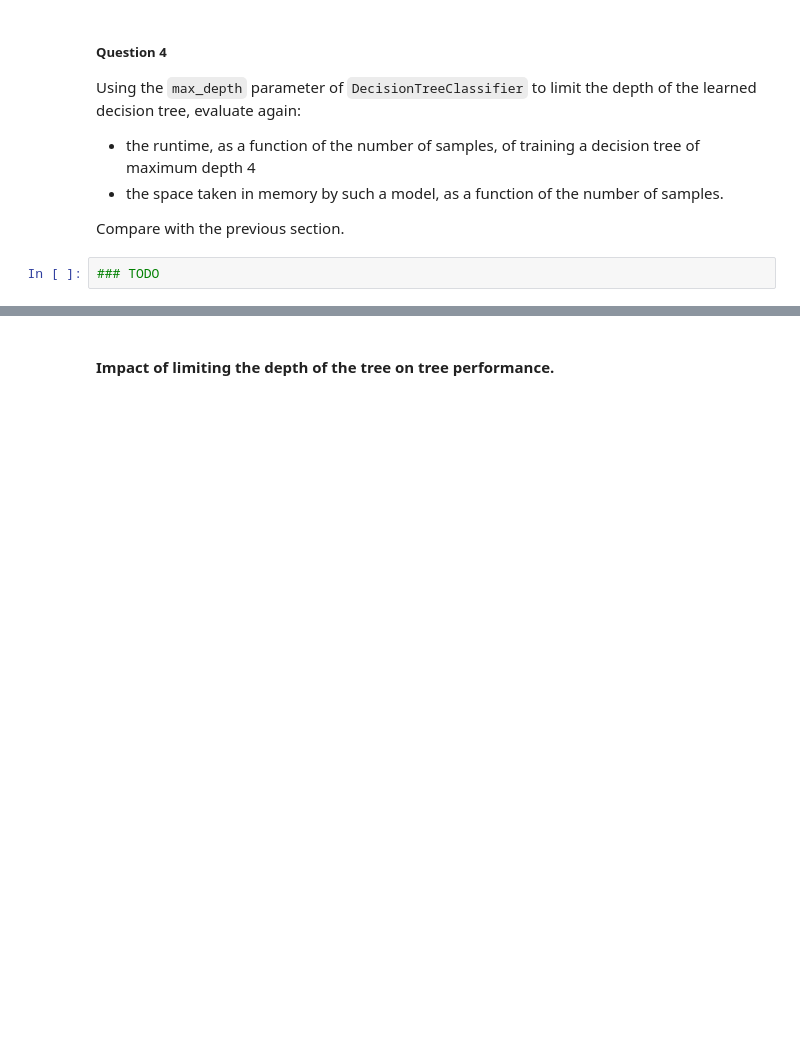
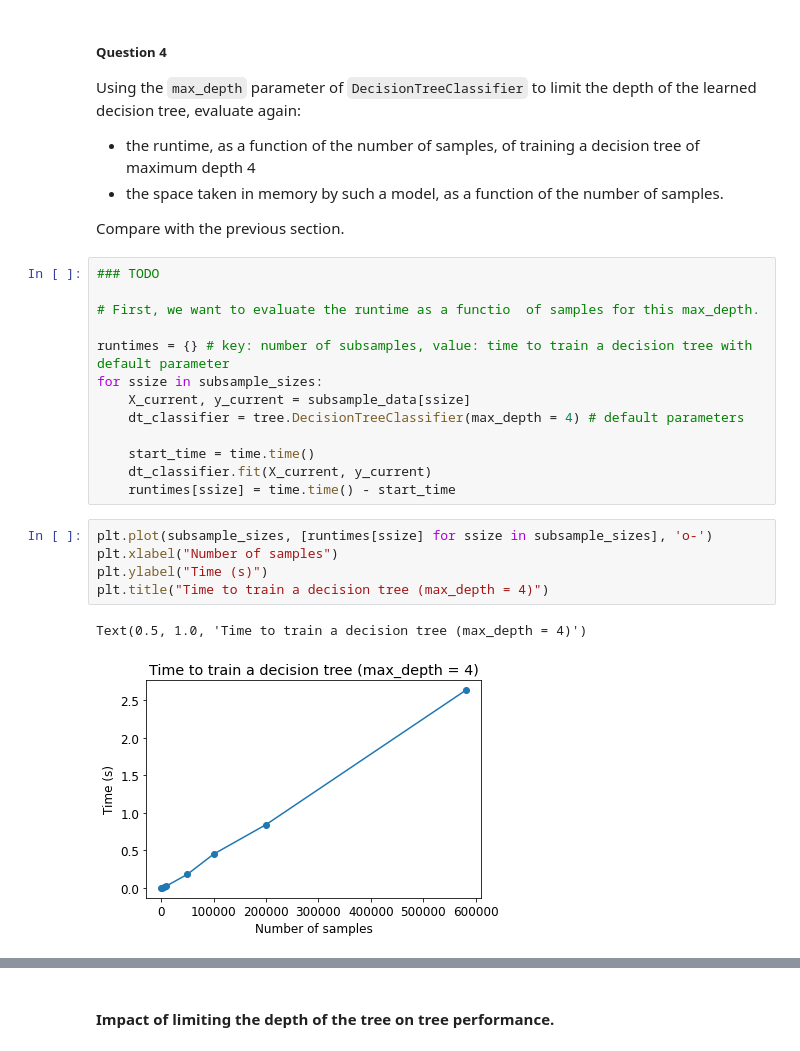
Before and after one commit to PierreClaudet/LargeScaleML, a Jupyter notebook: 1_sklearn_at_scale.ipynb, the cells around one changed output, grey strips where cells are left out. Saved outputs shown, nothing was run; the diff lists cells and outputs as text; blank space fills up the shorter version.

```diff
--- a/1_sklearn_at_scale.ipynb
+++ b/1_sklearn_at_scale.ipynb
@@ -289,3 +321,22 @@ Using the `max_depth` parameter of `DecisionTreeClassifier` to limit the depth o
 Compare with the previous section.
 # %%
 ### TODO
+
+# First, we want to evaluate the runtime as a functio  of samples for this max_depth.
+
+runtimes = {} # key: number of subsamples, value: time to train a decision tree with default parameter
+for ssize in subsample_sizes:
+    X_current, y_current = subsample_data[ssize]
+    dt_classifier = tree.DecisionTreeClassifier(max_depth = 4) # default parameters
+
+    start_time = time.time()
+    dt_classifier.fit(X_current, y_current)
+    runtimes[ssize] = time.time() - start_time
+# %%
+plt.plot(subsample_sizes, [runtimes[ssize] for ssize in subsample_sizes], 'o-')
+plt.xlabel("Number of samples")
+plt.ylabel("Time (s)")
+plt.title("Time to train a decision tree (max_depth = 4)")
+# %% [output]
+Text(0.5, 1.0, 'Time to train a decision tree (max_depth = 4)')
+[figure, added]
```
Also changed, not shown: parts of 49 cells of this notebook.
